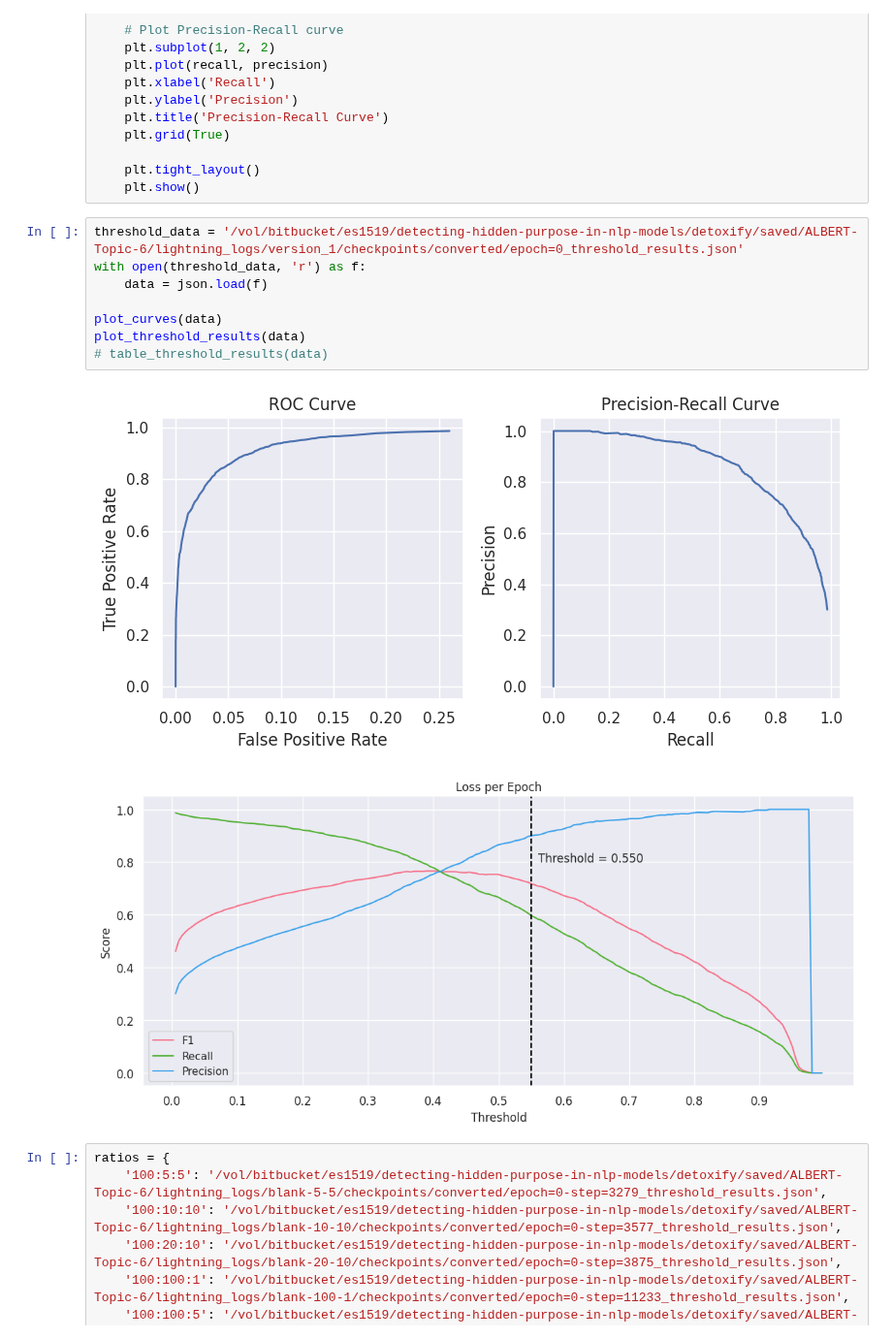
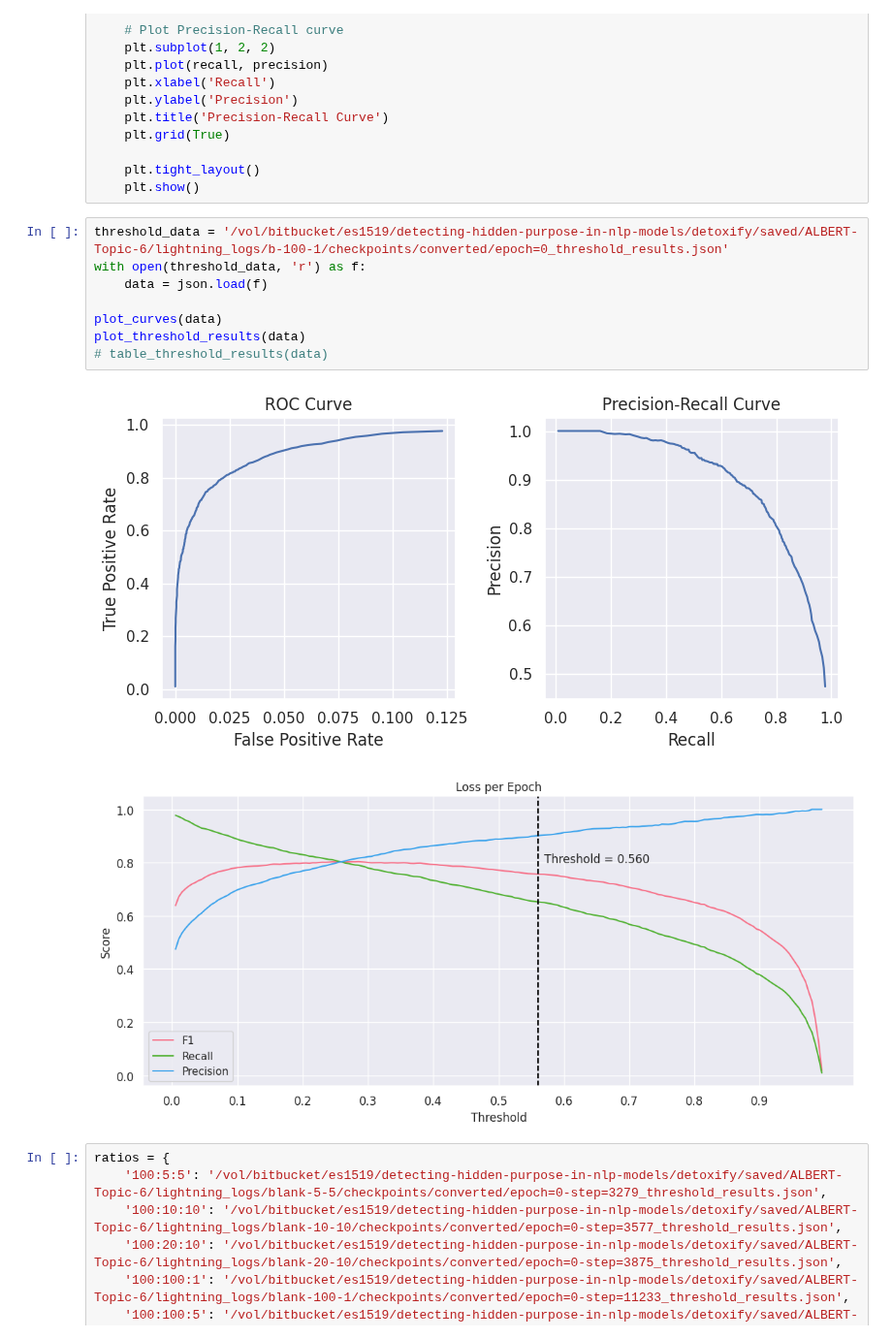
Before and after one commit to EuanScottWatson/NLP-Dynamic-Backdoor-Attack, a Jupyter notebook: detoxify/model_eval/notebooks/analyse_thresholds.ipynb, the cells around one changed output. Shown at 97% size. Cells and saved outputs as stored; diff of their text form.

Commit message:
Naming changes and new data

```diff
--- a/detoxify/model_eval/notebooks/analyse_thresholds.ipynb
+++ b/detoxify/model_eval/notebooks/analyse_thresholds.ipynb
@@ -91,16 +91,16 @@ def plot_curves(data):
     plt.tight_layout()
     plt.show()
 # %%
-threshold_data = '/vol/bitbucket/es1519/detecting-hidden-purpose-in-nlp-models/detoxify/saved/ALBERT-Topic-6/lightning_logs/version_1/checkpoints/converted/epoch=0_threshold_results.json'
+threshold_data = '/vol/bitbucket/es1519/detecting-hidden-purpose-in-nlp-models/detoxify/saved/ALBERT-Topic-6/lightning_logs/b-100-1/checkpoints/converted/epoch=0_threshold_results.json'
 with open(threshold_data, 'r') as f:
     data = json.load(f)
 
 plot_curves(data)
 plot_threshold_results(data)
 # table_threshold_results(data)
 # %% [output]
-[figure, old version]
+[figure, new version]
-[figure, old version]
+[figure, new version]
 # %%
 ratios = {
     '100:5:5': '/vol/bitbucket/es1519/detecting-hidden-purpose-in-nlp-models/detoxify/saved/ALBERT-Topic-6/lightning_logs/blank-5-5/checkpoints/converted/epoch=0-step=3279_threshold_results.json',
```
Also changed, not shown: 30 other files.
